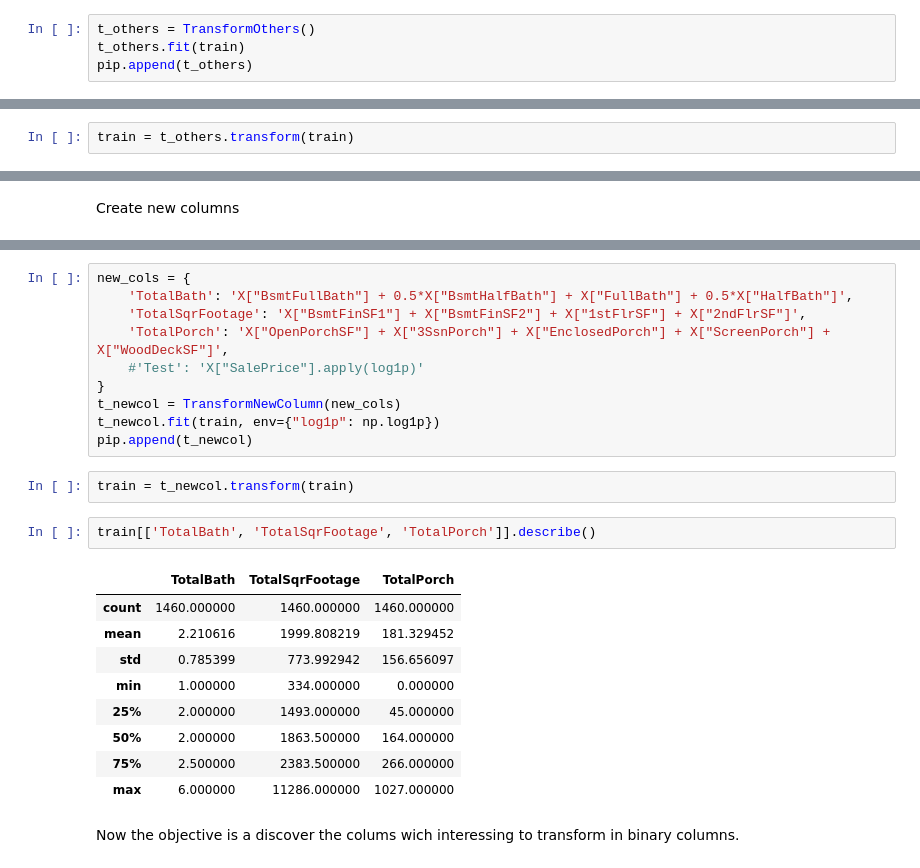
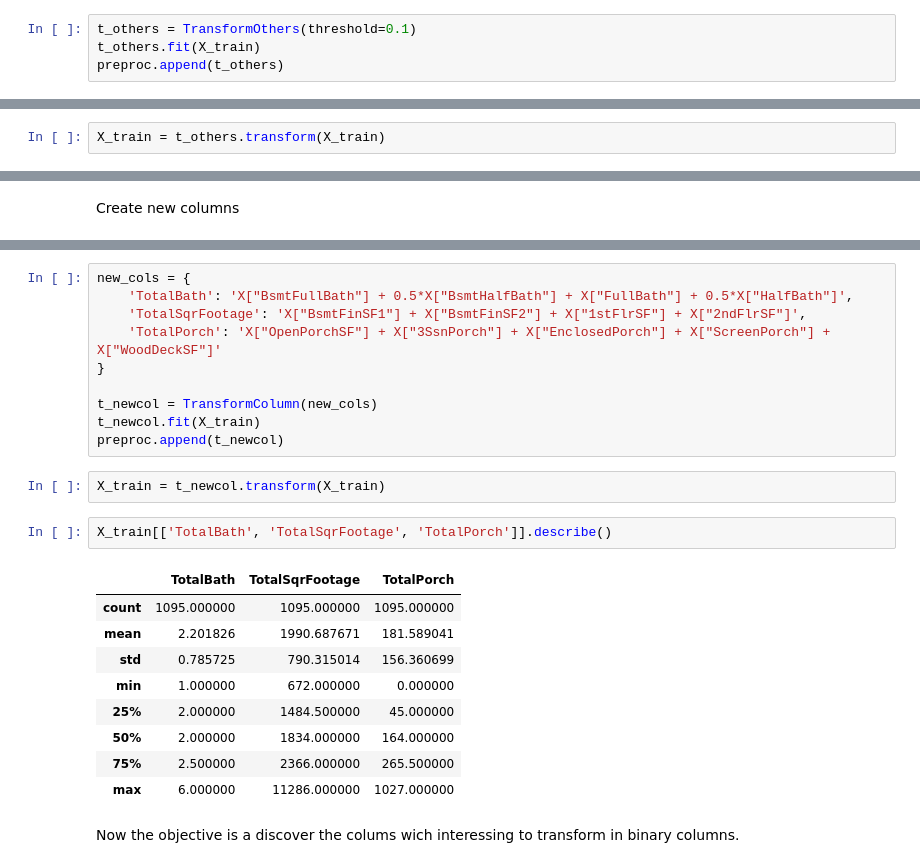
Before and after one commit to dobraga/data_science_toolkit, a Jupyter notebook: examples/01_house_prices.ipynb, the cells around one changed output, grey strips where cells are left out. Cells and saved outputs as stored; diff of their text form.

```diff
--- a/examples/01_house_prices.ipynb
+++ b/examples/01_house_prices.ipynb
@@ -221,7 +225,7 @@ train.select_dtypes(np.object).head(5)
 # %%
-t_others = TransformOthers()
-t_others.fit(train)
-pip.append(t_others)
+t_others = TransformOthers(threshold=0.1)
+t_others.fit(X_train)
+preproc.append(t_others)
 # %%
 t_others.relevant_values_
 # %% [output]
@@ -245,2 +249,2 @@ t_others.relevant_values_
 # %%
-train = t_others.transform(train)
+X_train = t_others.transform(X_train)
@@ -268,25 +262,25 @@ train
 new_cols = {
     'TotalBath': 'X["BsmtFullBath"] + 0.5*X["BsmtHalfBath"] + X["FullBath"] + 0.5*X["HalfBath"]',
     'TotalSqrFootage': 'X["BsmtFinSF1"] + X["BsmtFinSF2"] + X["1stFlrSF"] + X["2ndFlrSF"]',
-    'TotalPorch': 'X["OpenPorchSF"] + X["3SsnPorch"] + X["EnclosedPorch"] + X["ScreenPorch"] + X["WoodDeckSF"]',
-    #'Test': 'X["SalePrice"].apply(log1p)'
+    'TotalPorch': 'X["OpenPorchSF"] + X["3SsnPorch"] + X["EnclosedPorch"] + X["ScreenPorch"] + X["WoodDeckSF"]'
 }
-t_newcol = TransformNewColumn(new_cols)
-t_newcol.fit(train, env={"log1p": np.log1p})
-pip.append(t_newcol)
+
+t_newcol = TransformColumn(new_cols)
+t_newcol.fit(X_train)
+preproc.append(t_newcol)
 # %%
-train = t_newcol.transform(train)
+X_train = t_newcol.transform(X_train)
 # %%
-train[['TotalBath', 'TotalSqrFootage', 'TotalPorch']].describe()
+X_train[['TotalBath', 'TotalSqrFootage', 'TotalPorch']].describe()
 # %% [output]
 |  | TotalBath | TotalSqrFootage | TotalPorch |
-| count | 1460.000000 | 1460.000000 | 1460.000000 |
-| mean | 2.210616 | 1999.808219 | 181.329452 |
-| std | 0.785399 | 773.992942 | 156.656097 |
-| min | 1.000000 | 334.000000 | 0.000000 |
-| 25% | 2.000000 | 1493.000000 | 45.000000 |
-| 50% | 2.000000 | 1863.500000 | 164.000000 |
-| 75% | 2.500000 | 2383.500000 | 266.000000 |
+| count | 1095.000000 | 1095.000000 | 1095.000000 |
+| mean | 2.201826 | 1990.687671 | 181.589041 |
+| std | 0.785725 | 790.315014 | 156.360699 |
+| min | 1.000000 | 672.000000 | 0.000000 |
+| 25% | 2.000000 | 1484.500000 | 45.000000 |
+| 50% | 2.000000 | 1834.000000 | 164.000000 |
+| 75% | 2.500000 | 2366.000000 | 265.500000 |
 | max | 6.000000 | 11286.000000 | 1027.000000 |
 # %% [markdown]
 Now the objective is a discover the colums wich interessing to transform in binary columns.
```
Also changed, not shown: parts of 55 cells of this notebook, 7 other files.
